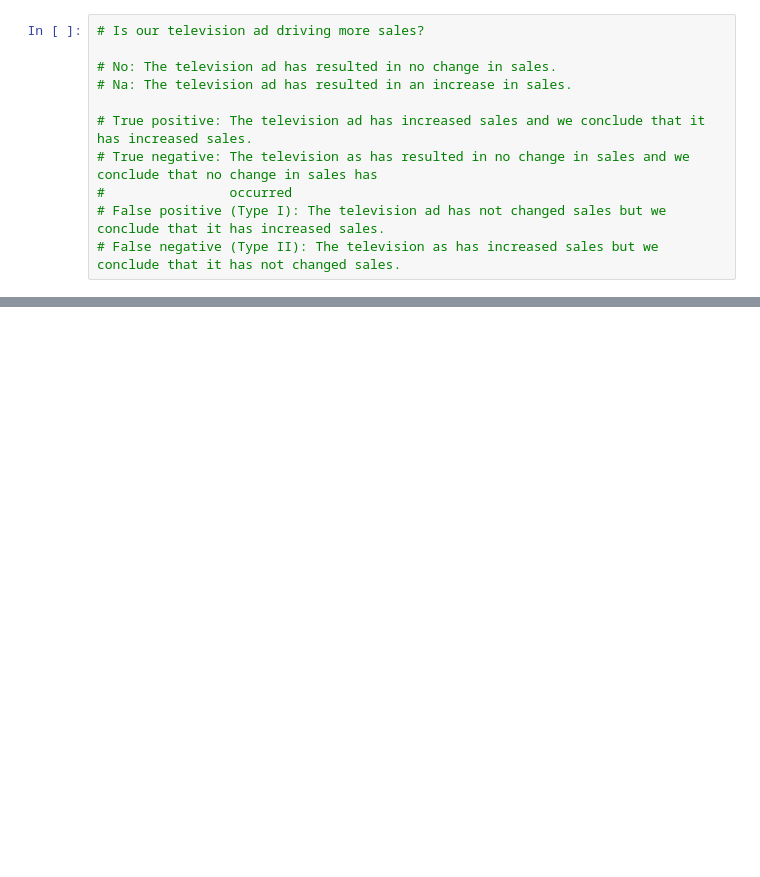
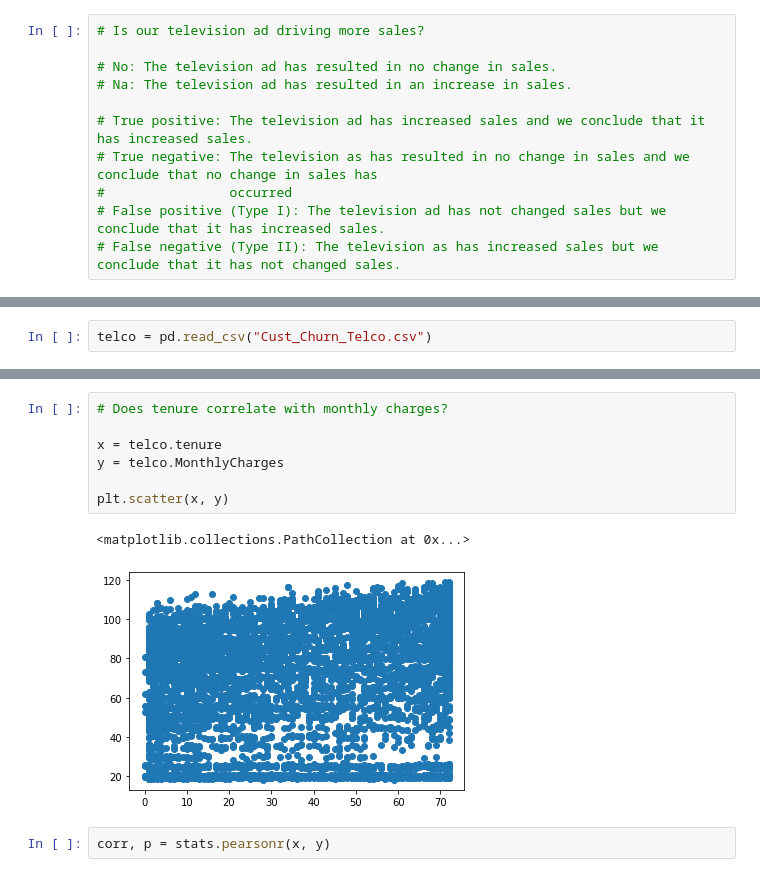
Before and after one commit to Sam-keeler/statistics-exercises, a Jupyter notebook: hypothesis_testing.ipynb, the cells around one changed output, grey strips where cells are left out. Cells and saved outputs as stored; diff of their text form; blank space fills up the shorter version.

```diff
--- a/hypothesis_testing.ipynb
+++ b/hypothesis_testing.ipynb
@@ -31,0 +191,2 @@
+# %%
+telco = pd.read_csv("Cust_Churn_Telco.csv")
@@ -31,0 +201,12 @@
+# %%
+# Does tenure correlate with monthly charges?
+
+x = telco.tenure
+y = telco.MonthlyCharges
+
+plt.scatter(x, y)
+# %% [output]
+<matplotlib.collections.PathCollection at 0x...>
+[figure, added]
+# %%
+corr, p = stats.pearsonr(x, y)
```
Also changed, not shown: parts of 66 cells of this notebook, 1 other file.
